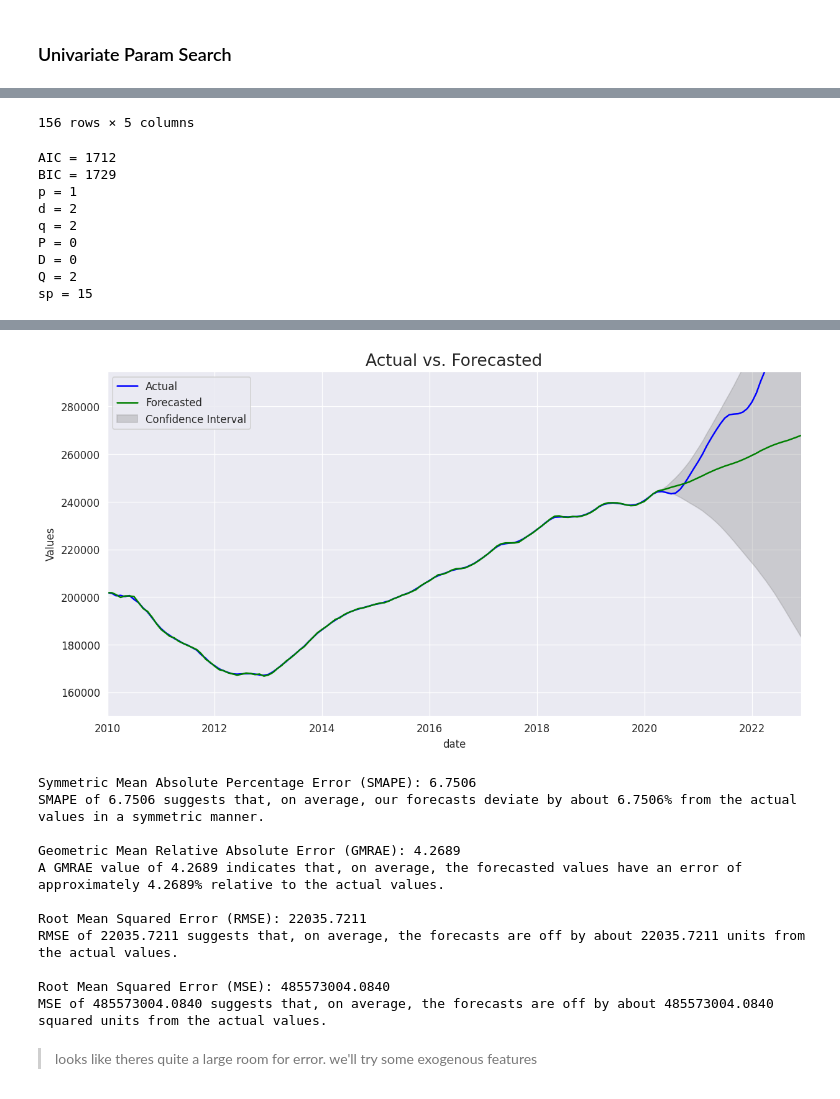
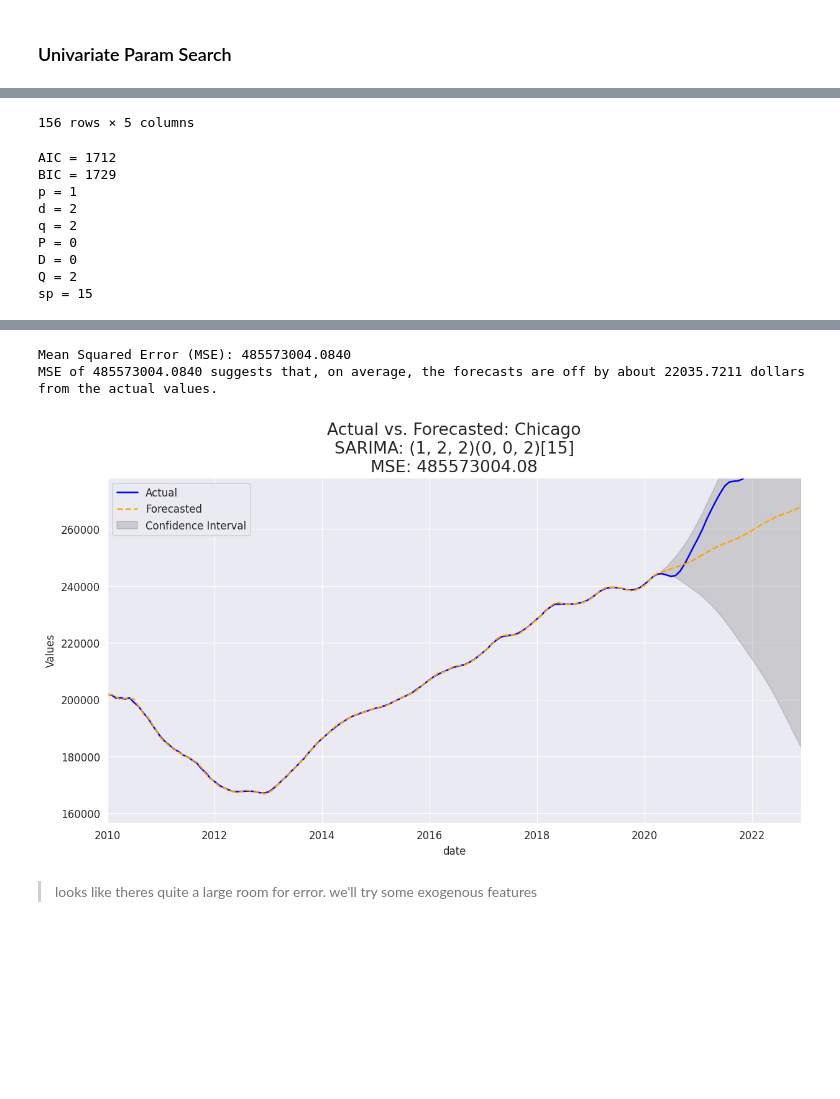
Before and after one commit to StevenSong-sTs/Property-Value-Forecast, a Jupyter notebook: src/ARIMA/Arima.ipynb, the cells around one changed output, grey strips where cells are left out. Saved outputs shown, nothing was run; the diff lists cells and outputs as text; code cells hidden in the pictures; blank space fills up the shorter version.

```diff
--- a/src/ARIMA/Arima.ipynb
+++ b/src/ARIMA/Arima.ipynb
@@ -204,21 +203,23 @@ def diff_corr_plots(df,y, num_diff=3, corr_xlim=25):
 
 
 
-def arima_fit_plot(df,x, y, yaxis_label = "Values", title= "Actual vs. Forecasted", colors=['green', 'blue'] ):
+def arima_fit_plot(df,x, y, yaxis_label = "Values", title= "Actual vs. Forecasted", colors=['orange', 'blue'], add_text="" ):
   plt.figure(figsize=(12, 6))
-  plt.title(f'{title}', fontsize=16)
+  plt.title(f'{title}{add_text}', fontsize=16)
   plt.xlabel(f'{x}')
   plt.ylabel(f'{yaxis_label}')
   sns.lineplot(label='Actual', color=f'{colors[1]}', data=df, x=df[f'{x}'], y=df[y], )
-  sns.lineplot(label='Forecasted', color=f'{colors[0]}', data=df, x=df[f'{x}'], y=df['prediction']  )
+  sns.lineplot(label='Forecasted', color=f'{colors[0]}', data=df, x=df[f'{x}'], y=df['prediction'], linestyle='--'  )
 
   plt.fill_between(df[f'{x}'], df['lower'], df['upper'], color='grey', alpha=0.3, label='Confidence Interval')
+
+  y_range = max(df['prediction']) - min(df['prediction'])
 
   plt.axis([  # set scale
       min(df[f'{x}']), #x lower bound
       max(df[f'{x}']), #x upper bound
-      min(df['prediction']) * 0.90,  #y lower bound
-      max(df['prediction']) * 1.10   #y upper bound
+      min(df['prediction']) - 0.10 * y_range,  #y lower bound
+      max(df['prediction']) + 0.10 * y_range   #y upper bound
   ])
   plt.legend()
   plt.show()
@@ -257,13 +258,14 @@ def arima_accuracy_metrics(df, y,  **kwargs):
     rmse = mean_squared_error(df['prediction'], df[y], squared=False)
     metrics['rmse'] = rmse
     print(f"Root Mean Squared Error (RMSE): {rmse:.4f}")
-    print(f'RMSE of {rmse:.4f} suggests that, on average, the forecasts are off by about {rmse:.4f} units from the actual values.\n')
+    print(f'RMSE of {rmse:.4f} suggests that, on average, the forecasts are off by about {rmse:.4f} dollars from the actual values.\n')
 
   if do_mse:
     mse = mean_squared_error(df['prediction'], df[y], squared=True)
+    rmse = mean_squared_error(df['prediction'], df[y], squared=False)
     metrics['mse'] = mse
-    print(f"Root Mean Squared Error (MSE): {mse:.4f}")
-    print(f'MSE of {mse:.4f} suggests that, on average, the forecasts are off by about {mse:.4f} squared units from the actual values.\n')
+    print(f"Mean Squared Error (MSE): {mse:.4f}")
+    print(f'MSE of {mse:.4f} suggests that, on average, the forecasts are off by about {rmse:.4f} dollars from the actual values.\n')
 
 
   return metrics
@@ -331,7 +333,8 @@ def auto_arima_model(df, y, X=pd.DataFrame(), split_percent =0.9, show=True, **k
 
   return final_data, param_dict
 
-def diagnostic_plot(forecast_df, forecast_params_dict ):
+def diagnostic_plot(forecast_df, forecast_params_dict, title="Diagnostic Plots", add_text="" ):
+  plt.close('all')
   if len(forecast_df.columns)>5:
     exog=forecast_df.copy().drop(columns=['date',	f'{to_predict}', 'zhvi',	'prediction',	'lower',	'upper'])
   else:
@@ -349,7 +352,12 @@ def diagnostic_plot(forecast_df, forecast_params_dict ):
                   exog=exog)
 
   res=model.fit()
-  res.plot_diagnostics(figsize=(10,8))
+
+  fig = res.plot_diagnostics(figsize=(10, 8))
+  fig.tight_layout(pad=2.0, h_pad=2)
+  fig.subplots_adjust(top=0.9)
+  fig.suptitle(f"{title}: {add_text}", fontsize=16, y=1.05)
+
 
   return  plt.show()
 
@@ -574,11 +598,14 @@ params={
 }
 
 
-accuracy_metrics = {"rmse":True, 'gmrae':True, 'smape':True, 'mse':True }
+accuracy_metrics = {"rmse":False, 'gmrae':False, 'smape':False, 'mse':True, 'rmse':False }
 arima_forecast, param_dict = auto_arima_model(df,to_predict, split_percent=split_percent, **params )
-diagnostic_plot(arima_forecast, param_dict )
-arima_fit_plot(arima_forecast, 'date', to_predict )
-metrics=arima_accuracy_metrics(arima_forecast.iloc[train_size:],to_predict, **accuracy_metrics)
+model_str=f"({param_dict['p']}, {param_dict['d']}, {param_dict['q']})({param_dict['P']}, {param_dict['D']}, {param_dict['Q']})[{param_dict['sp']}]"
+diagnostic_plot(arima_forecast, param_dict, add_text=f' {city}\nSARIMA {model_str}' )
+print()
+metrics=arima_accuracy_metrics(arima_forecast.iloc[train_size:], to_predict, **accuracy_metrics)
+print()
+arima_fit_plot(arima_forecast, 'date', to_predict,add_text=f': {city}\nSARIMA: {model_str}\nMSE: {metrics["mse"]:.2f}' )
 # %% [output]
 Fitting models using approximations to speed things up
 
@@ -623,15 +650,6 @@ sp = 15
+Mean Squared Error (MSE): 485573004.0840
+MSE of 485573004.0840 suggests that, on average, the forecasts are off by about 22035.7211 dollars from the actual values.
-[figure, old version]
+[figure, new version]
-Symmetric Mean Absolute Percentage Error (SMAPE): 6.7506
-SMAPE of 6.7506 suggests that, on average, our forecasts deviate by about 6.7506% from the actual values in a symmetric manner.
-
-Geometric Mean Relative Absolute Error (GMRAE): 4.2689
-A GMRAE value of 4.2689 indicates that, on average, the forecasted values have an error of approximately 4.2689% relative to the actual values.
-
-Root Mean Squared Error (RMSE): 22035.7211
-RMSE of 22035.7211 suggests that, on average, the forecasts are off by about 22035.7211 units from the actual values.
-
-Root Mean Squared Error (MSE): 485573004.0840
-MSE of 485573004.0840 suggests that, on average, the forecasts are off by about 485573004.0840 squared units from the actual values.
 # %% [markdown]
 > looks like theres quite a large room for error. we'll try some exogenous features
 # %% [markdown]
```
Also changed, not shown: parts of 11 cells of this notebook, 6 other files.
